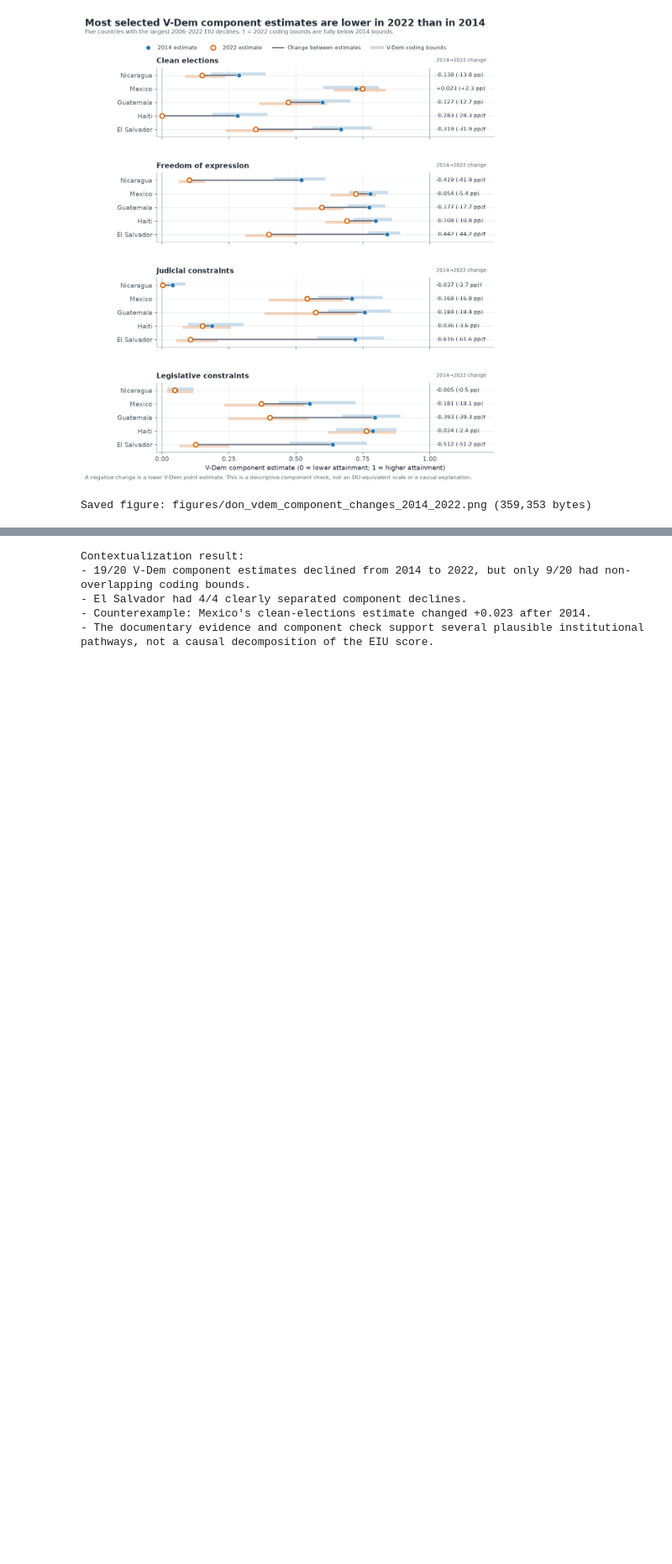
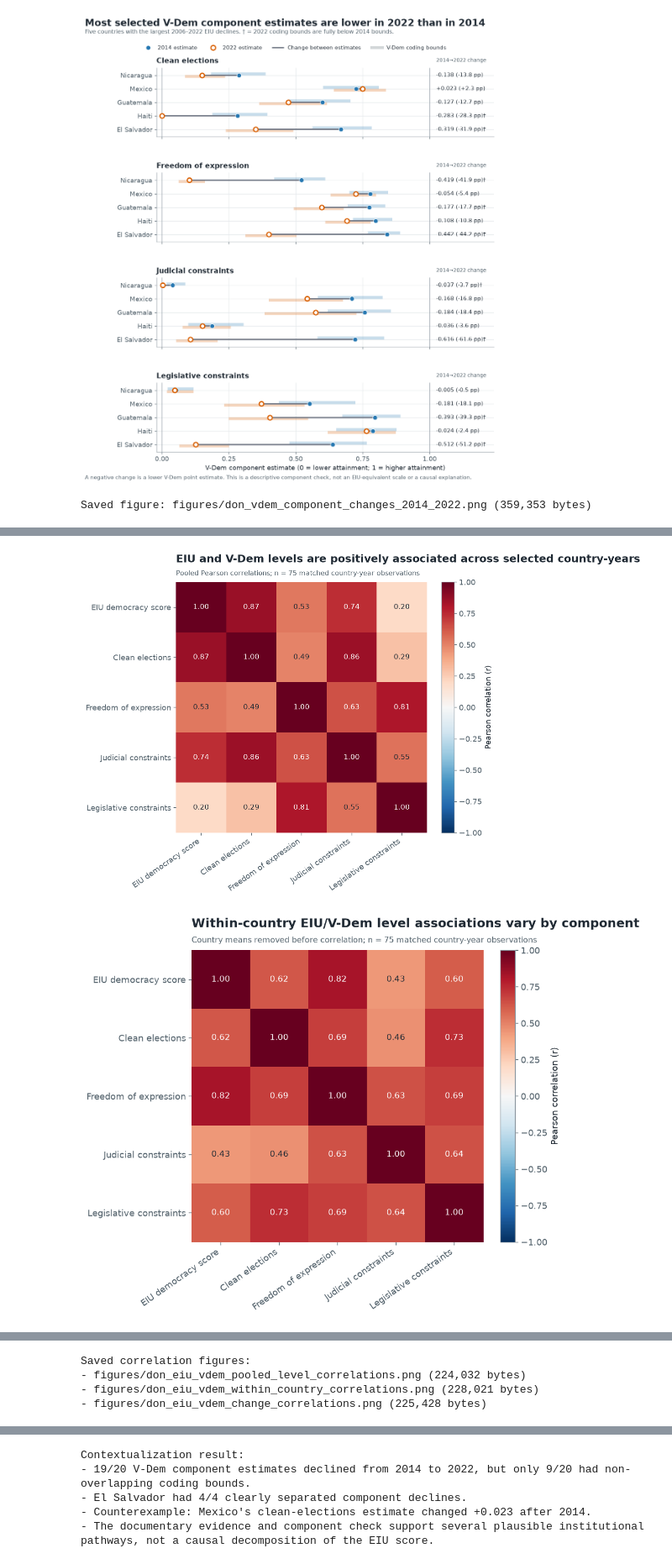
Before and after one commit to SaiKamalaksha/cs418-comparing-democracies, a Jupyter notebook: Checkpoint 6 - Narrative Analysis/don_narrative.ipynb, the cells around one changed output, grey strips where cells are left out. Shown at 84% size. Saved outputs shown, nothing was run; the diff lists cells and outputs as text; code cells hidden in the pictures; blank space fills up the shorter version.

```diff
--- a/Checkpoint 6 - Narrative Analysis/don_narrative.ipynb
+++ b/Checkpoint 6 - Narrative Analysis/don_narrative.ipynb
@@ -904,0 +1035,75 @@ Saved figure: figures/don_vdem_component_changes_2014_2022.png (359,353 bytes)
+# %%
+def save_correlation_heatmap(
+    correlation_table: pl.DataFrame,
+    title: str,
+    subtitle: str,
+    output_name: str,
+) -> Path:
+    labels = correlation_table["measure"].to_list()
+    values = correlation_table.select(labels).to_numpy().astype(float)
+
+    # A fixed -1 to +1 color scale makes magnitudes comparable across all
+    # matrices instead of allowing each figure to choose its own visual range.
+    fig, ax = plt.subplots(figsize=(9, 7))
+    image = ax.imshow(values, cmap="RdBu_r", vmin=-1, vmax=1)
+
+    ax.set_xticks(range(len(labels)), labels, rotation=35, ha="right")
+    ax.set_yticks(range(len(labels)), labels)
+    # Keep the measure labels but remove the global plotting grid so it does
+    # not visually compete with the heatmap cells and their coefficients.
+    ax.grid(False)
+    ax.set_title(title, loc="left", fontsize=15, fontweight="bold", pad=28)
+    ax.text(
+        0, 1.02, subtitle, transform=ax.transAxes,
+        ha="left", va="bottom", fontsize=9.5, color=MUTED,
+    )
+
+    # Print the coefficient in every cell so the heatmap remains useful in a
+    # static report and does not require estimating values from color alone.
+    for row_index in range(values.shape[0]):
+        for column_index in range(values.shape[1]):
+            text_color = "white" if abs(values[row_index, column_index]) >= 0.55 else INK
+            ax.text(
+                column_index, row_index, f"{values[row_index, column_index]:.2f}",
+                ha="center", va="center", color=text_color, fontsize=10,
+            )
+
+    colorbar = fig.colorbar(image, ax=ax, fraction=0.046, pad=0.04)
+    colorbar.set_label("Pearson correlation (r)")
+    ax.spines[:].set_visible(False)
+    fig.tight_layout()
+
+    output_path = FIGS / output_name
+    fig.savefig(output_path, dpi=220, bbox_inches="tight", facecolor="white")
+    plt.show()
+    assert output_path.exists() and output_path.stat().st_size > 0
+    return output_path
+
+
+correlation_figure_paths = [
+    save_correlation_heatmap(
+        pooled_correlation,
+        "EIU and V-Dem levels are positively associated across selected country-years",
+        "Pooled Pearson correlations; n = 75 matched country-year observations",
+        "don_eiu_vdem_pooled_level_correlations.png",
+    ),
+    save_correlation_heatmap(
+        within_country_correlation,
+        "Within-country EIU/V-Dem level associations vary by component",
+        "Country means removed before correlation; n = 75 matched country-year observations",
+        "don_eiu_vdem_within_country_correlations.png",
+    ),
+    save_correlation_heatmap(
+        change_correlation,
+        "Annual EIU changes show only modest association with V-Dem changes",
+        "Pearson correlations for 60 consecutive shared-year changes across five countries",
+        "don_eiu_vdem_change_correlations.png",
+    ),
+]
+
+print("Saved correlation figures:")
+for path in correlation_figure_paths:
+    print(f"- {path} ({path.stat().st_size:,} bytes)")
+# %% [output]
+[figure, added]
+[figure, added]
@@ -904,0 +1111,4 @@ Saved figure: figures/don_vdem_component_changes_2014_2022.png (359,353 bytes)
+Saved correlation figures:
+- figures/don_eiu_vdem_pooled_level_correlations.png (224,032 bytes)
+- figures/don_eiu_vdem_within_country_correlations.png (228,021 bytes)
+- figures/don_eiu_vdem_change_correlations.png (225,428 bytes)
```
Also changed, not shown: parts of 7 cells of this notebook.
